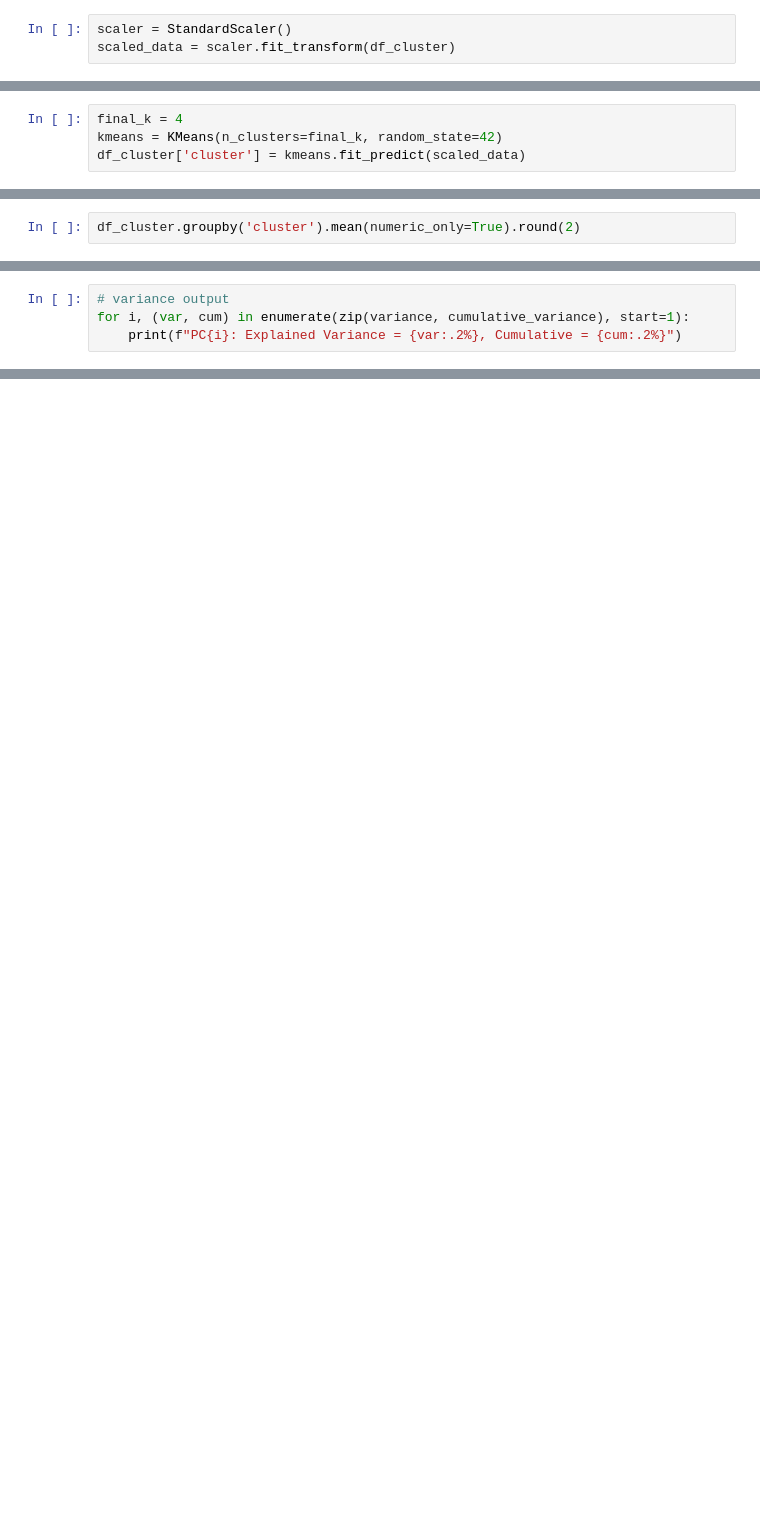
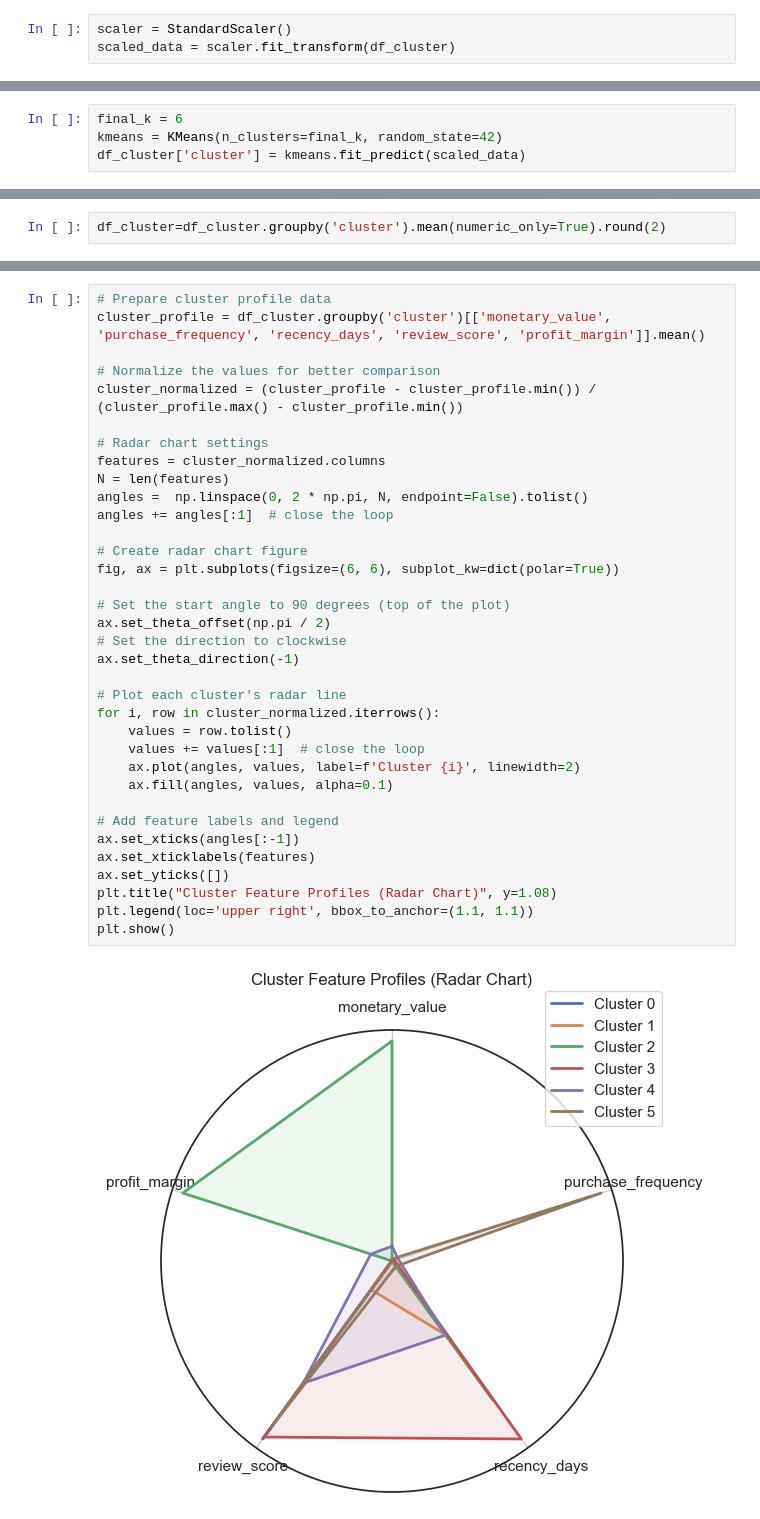
Before and after one commit to SnitTeshome/DSA2040A_DataMining_Group-8_Snit_552___Mohamed_006___Halima_315___Lesala_218, a Jupyter notebook: notebooks/3_data_mining.ipynb, the cells around one changed output, grey strips where cells are left out. Saved outputs shown, nothing was run; the diff lists cells and outputs as text; blank space fills up the shorter version.

```diff
--- a/notebooks/3_data_mining.ipynb
+++ b/notebooks/3_data_mining.ipynb
@@ -207,4 +136,4 @@ plt.show()
 # %%
-final_k = 4
+final_k = 6
 kmeans = KMeans(n_clusters=final_k, random_state=42)
 df_cluster['cluster'] = kmeans.fit_predict(scaled_data)
@@ -211,2 +149,2 @@ df_cluster['cluster'] = kmeans.fit_predict(scaled_data)
 # %%
-df_cluster.groupby('cluster').mean(numeric_only=True).round(2)
+df_cluster=df_cluster.groupby('cluster').mean(numeric_only=True).round(2)
@@ -228,4 +150,0 @@ cumulative_variance = variance.cumsum()
-# %%
-# variance output
-for i, (var, cum) in enumerate(zip(variance, cumulative_variance), start=1):
-    print(f"PC{i}: Explained Variance = {var:.2%}, Cumulative = {cum:.2%}")
@@ -413,0 +184,37 @@ plt.show()
+# %%
+# Prepare cluster profile data
+cluster_profile = df_cluster.groupby('cluster')[['monetary_value', 'purchase_frequency', 'recency_days', 'review_score', 'profit_margin']].mean()
+
+# Normalize the values for better comparison
+cluster_normalized = (cluster_profile - cluster_profile.min()) / (cluster_profile.max() - cluster_profile.min())
+
+# Radar chart settings
+features = cluster_normalized.columns
+N = len(features)
+angles =  np.linspace(0, 2 * np.pi, N, endpoint=False).tolist()
+angles += angles[:1]  # close the loop
+
+# Create radar chart figure
+fig, ax = plt.subplots(figsize=(6, 6), subplot_kw=dict(polar=True))
+
+# Set the start angle to 90 degrees (top of the plot)
+ax.set_theta_offset(np.pi / 2)
+# Set the direction to clockwise
+ax.set_theta_direction(-1)
+
+# Plot each cluster's radar line
+for i, row in cluster_normalized.iterrows():
+    values = row.tolist()
+    values += values[:1]  # close the loop
+    ax.plot(angles, values, label=f'Cluster {i}', linewidth=2)
+    ax.fill(angles, values, alpha=0.1)
+
+# Add feature labels and legend
+ax.set_xticks(angles[:-1])
+ax.set_xticklabels(features)
+ax.set_yticks([])
+plt.title("Cluster Feature Profiles (Radar Chart)", y=1.08)
+plt.legend(loc='upper right', bbox_to_anchor=(1.1, 1.1))
+plt.show()
+# %% [output]
+[figure, added]
```
Also changed, not shown: parts of 33 cells of this notebook, 1 other file.
